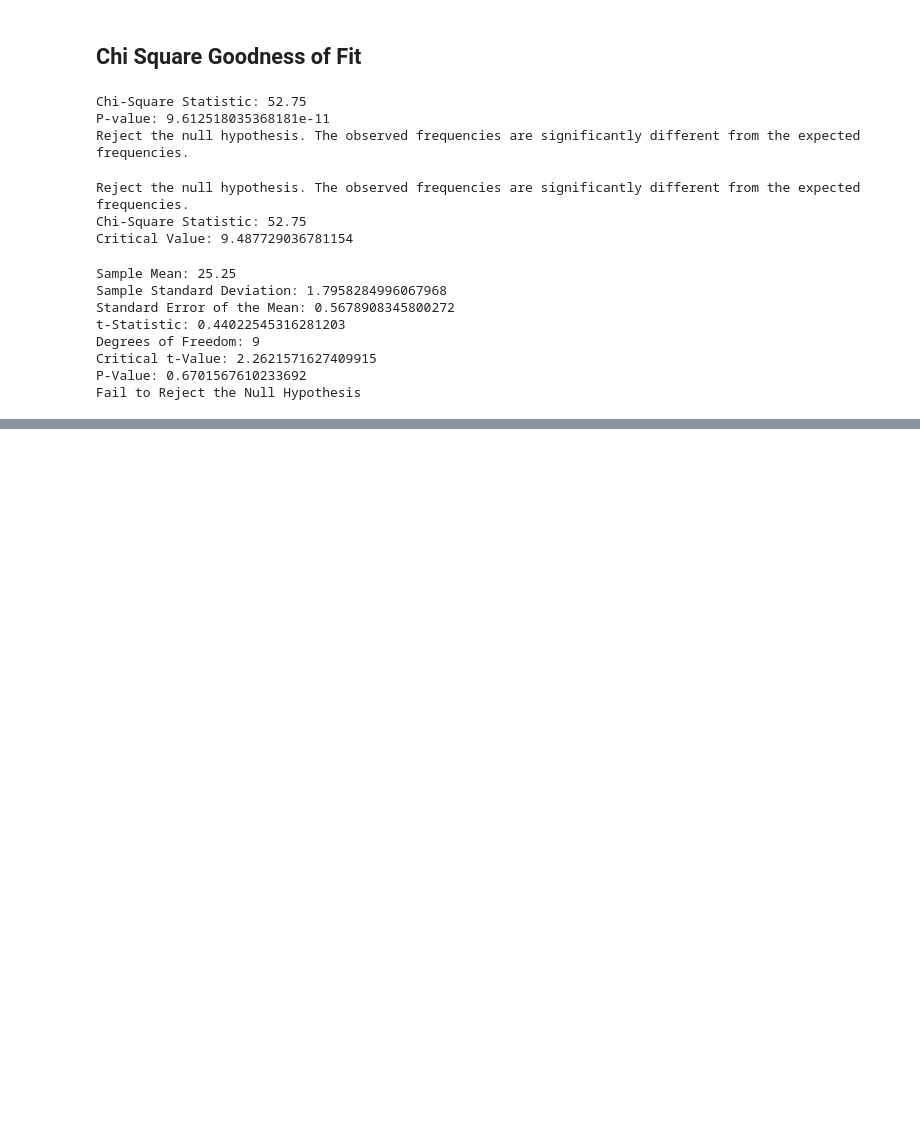
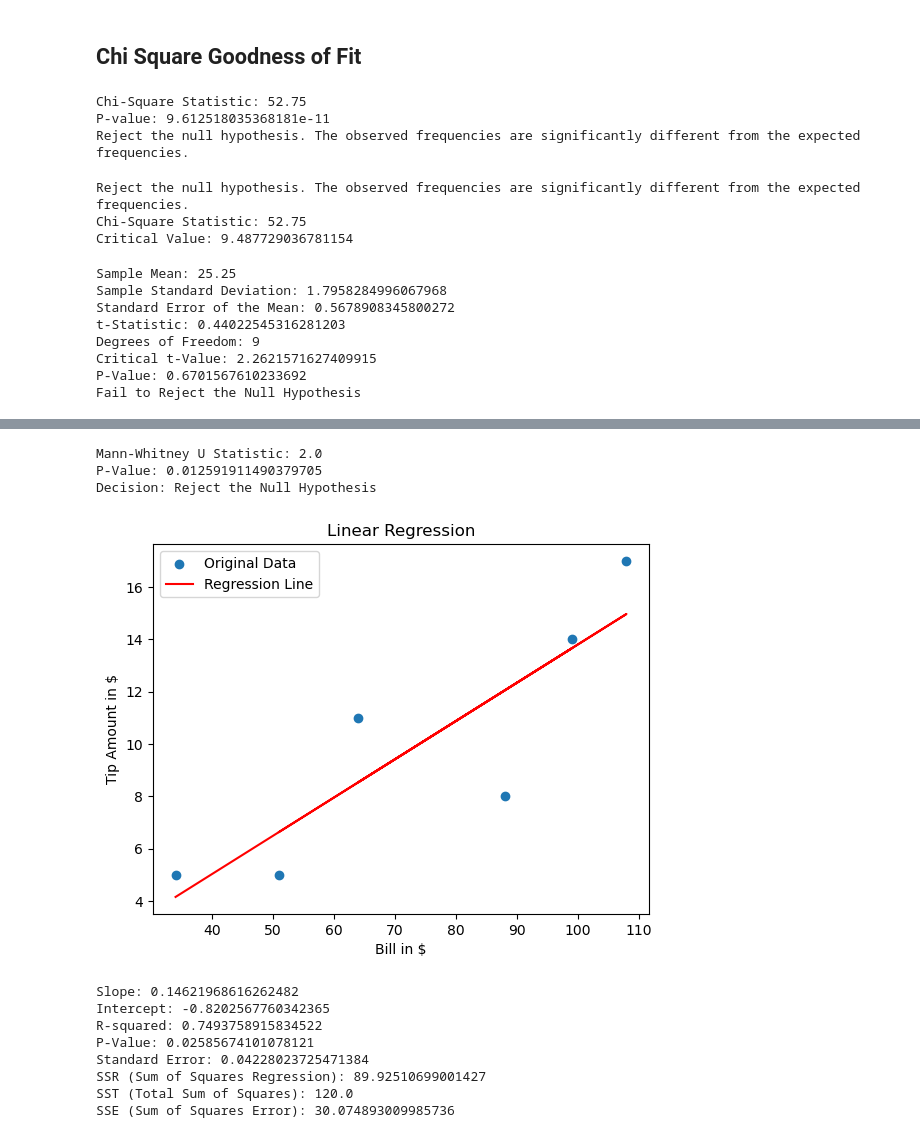
Before and after one commit to FarazAhmad07/Statistical-Data-Analysis, a Jupyter notebook: Statistical Data Analysis (Descriptive Statistics) Day 1.ipynb, the cells around one changed output, grey strips where cells are left out. Saved outputs shown, nothing was run; the diff lists cells and outputs as text; code cells hidden in the pictures; blank space fills up the shorter version.

```diff
--- a/Statistical Data Analysis (Descriptive Statistics) Day 1.ipynb
+++ b/Statistical Data Analysis (Descriptive Statistics) Day 1.ipynb
@@ -1105,0 +1165,78 @@ Decision: Fail to Reject the Null Hypothesis
+# %%
+import numpy as np
+from scipy.stats import mannwhitneyu
+
+# Group data
+treatment_a = np.array([3, 4, 2, 6, 2, 5])
+treatment_b = np.array([9, 7, 5, 10, 6, 8])
+
+# Perform Mann-Whitney U test
+statistic, p_value = mannwhitneyu(treatment_a, treatment_b, alternative='two-sided')
+
+# Set significance level (alpha)
+alpha = 0.05
+
+# Display results
+print("Mann-Whitney U Statistic:", statistic)
+print("P-Value:", p_value)
+
+# Make a decision based on the p-value
+if p_value < alpha:
+    decision = "Reject the Null Hypothesis"
+else:
+    decision = "Fail to Reject the Null Hypothesis"
+
+print("Decision:", decision)
+# %% [output]
+Mann-Whitney U Statistic: 2.0
+P-Value: 0.012591911490379705
+Decision: Reject the Null Hypothesis
+# %%
+import numpy as np
+import matplotlib.pyplot as plt
+from scipy.stats import linregress
+
+# Dataset
+x = np.array([34, 108, 64, 88, 99, 51])
+y = np.array([5.00, 17.00, 11.00, 8.00, 14.00, 5.00])
+
+# Perform linear regression
+slope, intercept, r_value, p_value, std_err = linregress(x, y)
+
+# Calculate the predicted y values
+predicted_y = slope * x + intercept
+
+# Calculate SSR, SST, and SSE
+y_mean = np.mean(y)
+ssr = np.sum((predicted_y - y_mean) ** 2)
+sst = np.sum((y - y_mean) ** 2)
+sse = np.sum((y - predicted_y) ** 2)
+
+# Plot the data and the regression line
+plt.scatter(x, y, label='Original Data')
+plt.plot(x, predicted_y, label='Regression Line', color='red')
+plt.xlabel('Bill in $')
+plt.ylabel('Tip Amount in $')
+plt.title('Linear Regression')
+plt.legend()
+plt.show()
+
+# Display regression results
+print("Slope:", slope)
+print("Intercept:", intercept)
+print("R-squared:", r_value ** 2)
+print("P-Value:", p_value)
+print("Standard Error:", std_err)
+print("SSR (Sum of Squares Regression):", ssr)
+print("SST (Total Sum of Squares):", sst)
+print("SSE (Sum of Squares Error):", sse)
+# %% [output]
+[figure, added]
+Slope: 0.14621968616262482
+Intercept: -0.8202567760342365
+R-squared: 0.7493758915834522
+P-Value: 0.02585674101078121
+Standard Error: 0.04228023725471384
+SSR (Sum of Squares Regression): 89.92510699001427
+SST (Total Sum of Squares): 120.0
+SSE (Sum of Squares Error): 30.074893009985736
```
Also changed, not shown: parts of 19 cells of this notebook.
